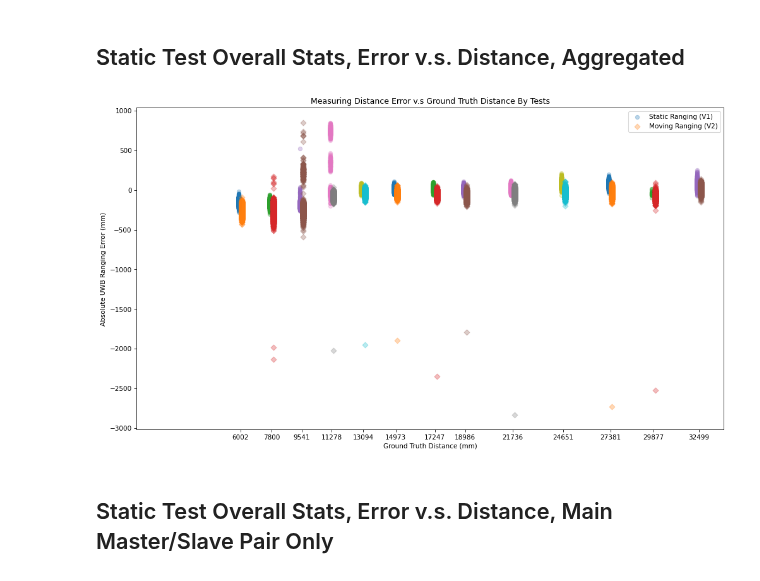
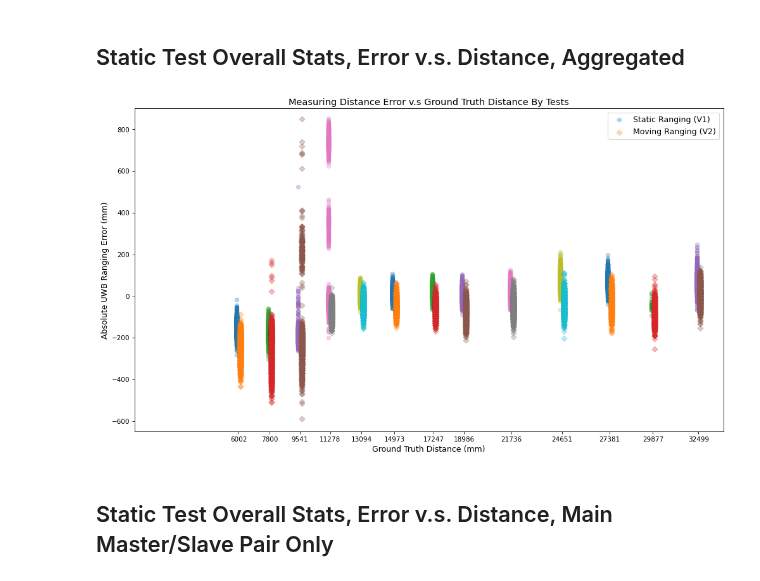
Before and after one commit to hegxiten/UWB-Lab-Rutgers-Rail, a Jupyter notebook: UWB_Ranging_System_Design_and_Testing/uwb_ranging_fieldtest_results/CONCISE_static_test.ipynb, the cells around one changed output. Cells and saved outputs as stored; diff of their text form; code cells hidden in the pictures.

```diff
--- a/UWB_Ranging_System_Design_and_Testing/uwb_ranging_fieldtest_results/CONCISE_static_test.ipynb
+++ b/UWB_Ranging_System_Design_and_Testing/uwb_ranging_fieldtest_results/CONCISE_static_test.ipynb
@@ -153,34 +153,35 @@ df_all_moving_stats_time_idx = pd.concat(list_df_time_idx_moving)
 # %%
 figure = plt.figure(figsize=(16, 9), dpi=PLOTTING_DPI)
 ax = figure.add_subplot(111)
 ax.set_title("Measuring Distance Error v.s Ground Truth Distance By Tests")
 labels = df_all_static_stats_dist_idx["Test Name"].astype(str)
 ground_truths = []
 i = 0
 for test in list(labels.unique()):
     # Aggregated datapoints - all pairs of Master/Slaves
     # Static Vehicle (V1) as a receiver
     _test_df_static = df_all_static_stats_dist_idx[df_all_static_stats_dist_idx["Test Name"] == test]
     # Moving Vehicle (V2) as a receiver
     _test_df_moving = df_all_moving_stats_dist_idx[df_all_moving_stats_dist_idx["Test Name"] == test]
     if i > 0:
         ax.scatter(_test_df_static.index-100, _test_df_static["Correction Distance (mm)"] - _test_df_static.index, alpha=0.3, marker="o")
         ax.scatter(_test_df_moving.index+100, _test_df_moving["Correction Distance (mm)"] - _test_df_moving.index, alpha=0.3, marker="D")
     else:
         ax.scatter(_test_df_static.index-100, _test_df_static["Correction Distance (mm)"] - _test_df_static.index, alpha=0.3, marker="o", label="Static Ranging (V1)")
         ax.scatter(_test_df_moving.index+100, _test_df_moving["Correction Distance (mm)"] - _test_df_moving.index, alpha=0.3, marker="D", label="Moving Ranging (V2)")
     # Collect the ground truth measurements
     ground_truths.append(_test_df_moving.index.unique()[0])
     i += 1
 
 ax.set_xlabel("Ground Truth Distance (mm)")
 ax.set_xticks(ground_truths)
 ax.set_xlim(left=0)
+ax.set_ylim([-650, 900])
 ax.set_ylabel("Absolute UWB Ranging Error (mm)")
 ax.legend()
 plt.show()
 # %% [output]
-[figure, old version]
+[figure, new version]
 # %% [markdown]
 ## Static Test Overall Stats, Error v.s. Distance, Main Master/Slave Pair Only
 # %%
```
Also changed, not shown: parts of 15 cells of this notebook, 15 other files.
